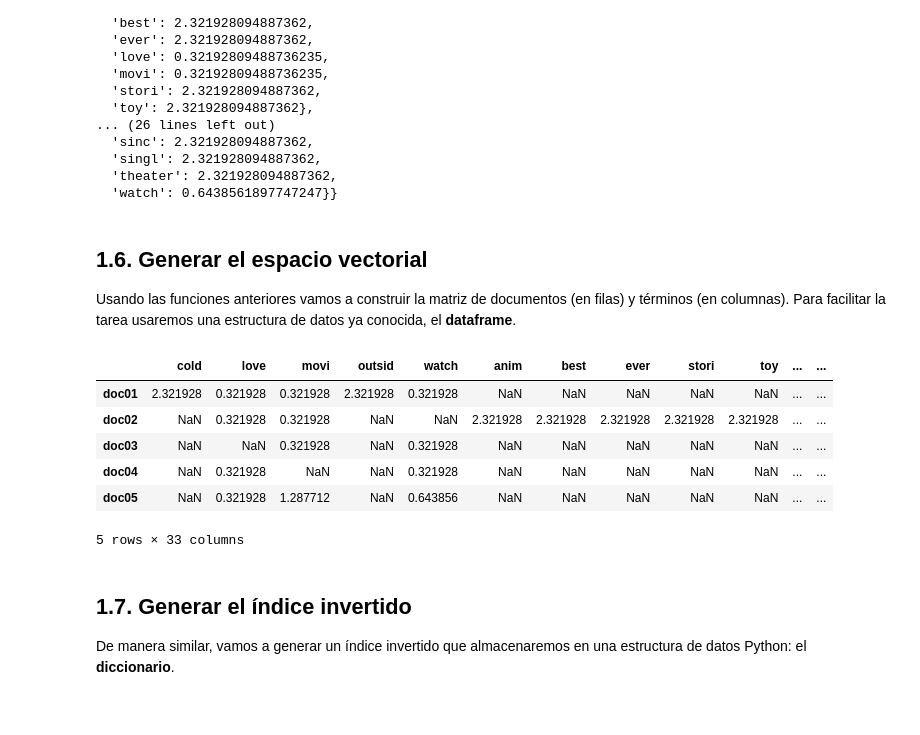
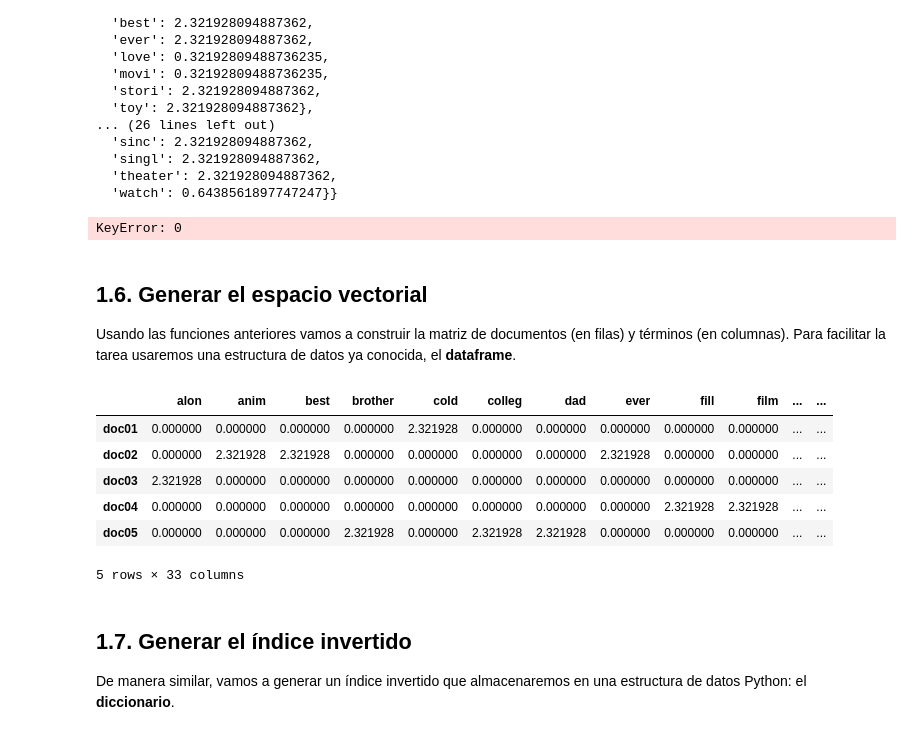
Before and after one commit to pfreezv/UOC, a Jupyter notebook: Tipología y fuentes de datos/pec2/TyFdD_PEC2_2021.ipynb, the cells around one changed output. Saved outputs shown, nothing was run; the diff lists cells and outputs as text; code cells hidden in the pictures.

```diff
--- a/Tipología y fuentes de datos/pec2/TyFdD_PEC2_2021.ipynb
+++ b/Tipología y fuentes de datos/pec2/TyFdD_PEC2_2021.ipynb
@@ -207,7 +207,7 @@ documents = [document_1, document_2, document_3, document_4, document_5]
 
 docIds = ['doc01','doc02','doc03','doc04','doc05']
 
-documents_list = list(zip(docIds,documents))# TODO : generar una lista de la forma  [('doc01': 'I love..'), ... ]
+documents_list = zip(docIds,documents)# TODO : generar una lista de la forma  [('doc01': 'I love..'), ... ]
 
 
 data_docs = preprocess_data(documents_list)  # TODO : preprocesar la lista de documentos de ejemplo
@@ -384,6 +385,15 @@ tfidf_score
   'singl': 2.321928094887362,
   'theater': 2.321928094887362,
   'watch': 0.6438561897747247}}
+# %%
+table = []
+
+for doc in tfidf_score.values():
+    print((doc)[0])
+
+table
+# %% [output]
+KeyError: 0
 # %% [markdown]
 ## 1.6. Generar el espacio vectorial
 
@@ -391,29 +401,38 @@ Usando las funciones anteriores vamos a construir la matriz de documentos (en fi
 # %%
 import pandas as pd
 
 def generate_dataframe ( data ):
   all_words =  get_vocabulary(data)# TODO : obtener el vocabulario
   idf_score =  calculate_idf(data)# TODO : calcular idf
   tf_idf_score = calculate_tfidf(data,idf_score)  # TODO : calcular if*idf
 
   table = []
 
-  for doc in tf_idf_score.values():
-    table.append(doc)
+  for doc in tf_idf_score.keys():
+    d={}
+    for word in all_words:
+      try:
+        d[word]=tf_idf_score[doc][word]
+      except:
+        d[word]=0
+
+        continue
+
+    table.append(d)
 
 
   df = pd.DataFrame ( table , index = tf_idf_score.keys())
   return df
 
 df_data = generate_dataframe (data_docs)
 df_data.head(5)
 # %% [output]
-|  | cold | love | movi | outsid | watch | anim | best | ever | stori | toy | ... | ... |
-| doc01 | 2.321928 | 0.321928 | 0.321928 | 2.321928 | 0.321928 | NaN | NaN | NaN | NaN | NaN | ... | ... |
-| doc02 | NaN | 0.321928 | 0.321928 | NaN | NaN | 2.321928 | 2.321928 | 2.321928 | 2.321928 | 2.321928 | ... | ... |
-| doc03 | NaN | NaN | 0.321928 | NaN | 0.321928 | NaN | NaN | NaN | NaN | NaN | ... | ... |
-| doc04 | NaN | 0.321928 | NaN | NaN | 0.321928 | NaN | NaN | NaN | NaN | NaN | ... | ... |
-| doc05 | NaN | 0.321928 | 1.287712 | NaN | 0.643856 | NaN | NaN | NaN | NaN | NaN | ... | ... |
+|  | alon | anim | best | brother | cold | colleg | dad | ever | fill | film | ... | ... |
+| doc01 | 0.000000 | 0.000000 | 0.000000 | 0.000000 | 2.321928 | 0.000000 | 0.000000 | 0.000000 | 0.000000 | 0.000000 | ... | ... |
+| doc02 | 0.000000 | 2.321928 | 2.321928 | 0.000000 | 0.000000 | 0.000000 | 0.000000 | 2.321928 | 0.000000 | 0.000000 | ... | ... |
+| doc03 | 2.321928 | 0.000000 | 0.000000 | 0.000000 | 0.000000 | 0.000000 | 0.000000 | 0.000000 | 0.000000 | 0.000000 | ... | ... |
+| doc04 | 0.000000 | 0.000000 | 0.000000 | 0.000000 | 0.000000 | 0.000000 | 0.000000 | 0.000000 | 2.321928 | 2.321928 | ... | ... |
+| doc05 | 0.000000 | 0.000000 | 0.000000 | 2.321928 | 0.000000 | 2.321928 | 2.321928 | 0.000000 | 0.000000 | 0.000000 | ... | ... |
 5 rows × 33 columns
 # %% [markdown]
 ## 1.7. Generar el índice invertido
```
Also changed, not shown: parts of 4 cells of this notebook.
